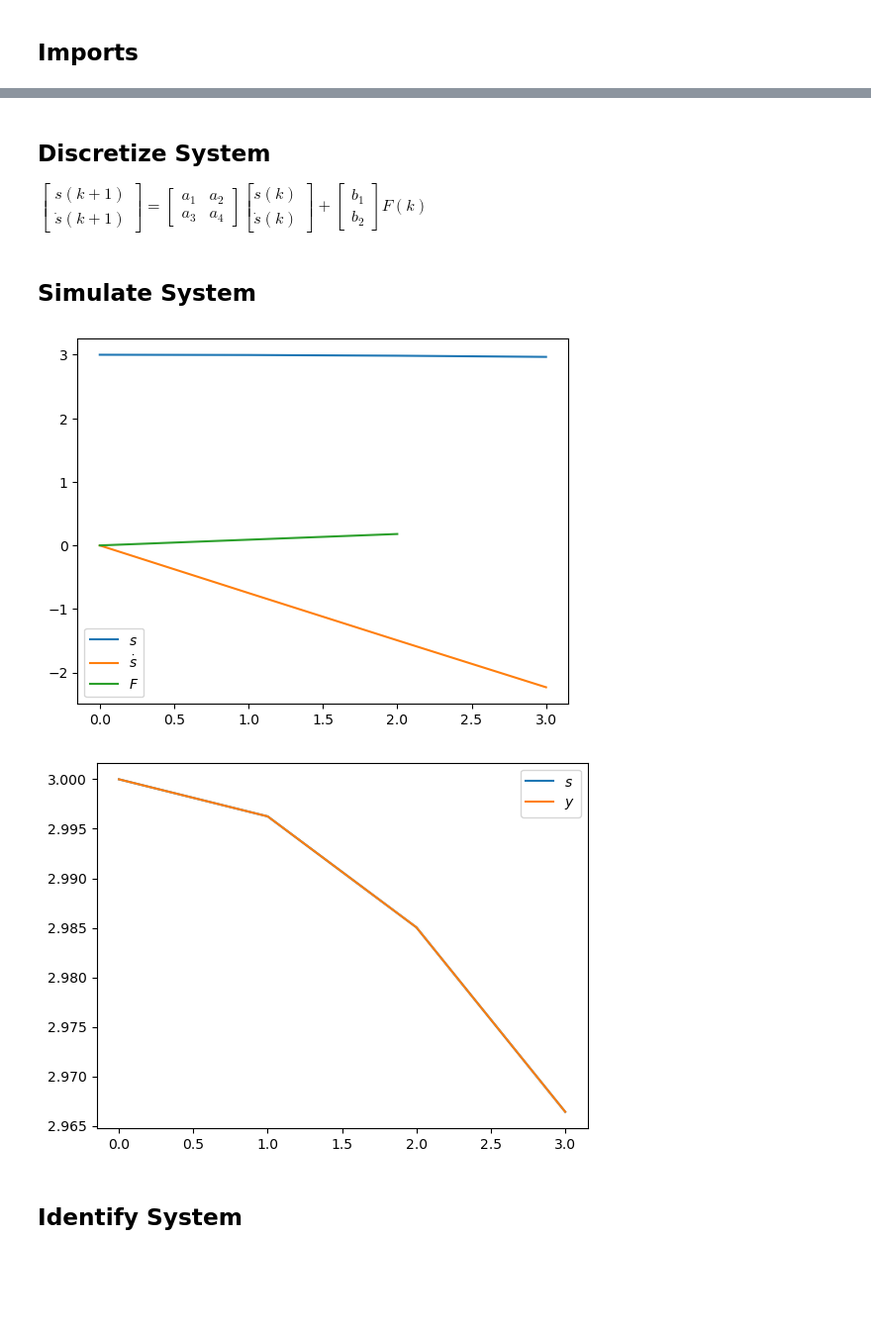
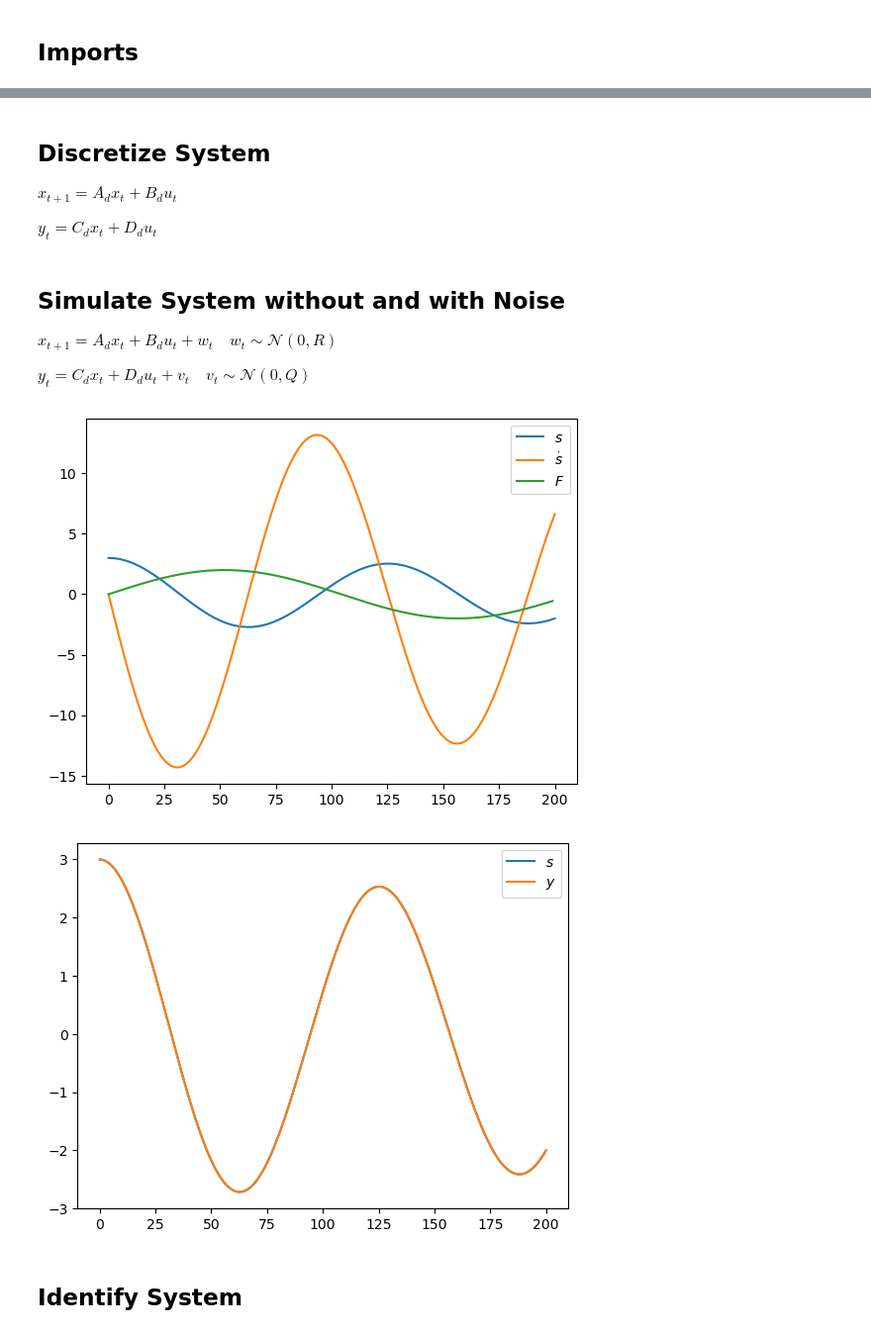
Before and after one commit to Data-Science-in-Mechanical-Engineering/RLLBC, a Jupyter notebook: class_examples/lin_sys_id_oscillator.ipynb, the cells around one changed output, grey strips where cells are left out. Shown at 99% size. Drawn from its saved outputs; the diff is of its cells as text; code cells hidden in the pictures; blank space fills up the shorter version.

```diff
--- a/class_examples/lin_sys_id_oscillator.ipynb
+++ b/class_examples/lin_sys_id_oscillator.ipynb
@@ -37,7 +45,10 @@ C_cont = np.eye(2)
 D_cont = np.zeros((2, 1))
 # %% [markdown]
 ## Discretize System
-$\left[\begin{array}{c} s(k+1) \\ \dot{s}(k+1)\end{array}\right]=\left[\begin{array}{cc}a_1 & a_2 \\ a_3 & a_4\end{array}\right]\left[\begin{array}{l}s(k) \\ \dot{s}(k)\end{array}\right]+\left[\begin{array}{c}b_1 \\ b_2\end{array}\right] F(k)$
+
+$x_{t+1} = A_d x_t + B_d u_t$
+
+$y_t = C_d x_t + D_d u_t$
 # %%
 sys_cont = ct.StateSpace(A_cont, B_cont, C_cont, D_cont)
 sys_dis = sys_cont.sample(dt)
@@ -47,42 +58,46 @@ B_dis = sys_dis.B
 C_dis = sys_dis.C
 D_dis = sys_dis.D
 # %% [markdown]
-## Simulate System
+## Simulate System without and with Noise
+
+$x_{t+1} = A_d x_t + B_d u_t + w_t \quad w_t \sim \mathcal{N}(0, R)$
+
+$y_t = C_d x_t + D_d u_t+ v_t \quad v_t \sim \mathcal{N}(0, Q)$
 # %%
-t_max = 0.03
+t_max = 2 #Simulation duration
 
-x_0 = np.array([3, 0])
+x_0 = np.array([3, 0]) #Initial Deterministic State
 
 Q_dis = 0.0 * np.eye(2) # Measurement Noise
 R_dis = 0.0 * np.eye(2) # Process Noise
 
 t = np.linspace(0, t_max, int(t_max/dt))
 F = np.expand_dims(2*np.sin(3*t), axis=0)
 x_arr = np.zeros((A_dis.shape[1], t.shape[0]+1))
 y_arr = np.zeros((C_dis.shape[1], t.shape[0]+1))
 u_arr = np.zeros((B_dis.shape[1], t.shape[0]))
 
-x_arr[:, 0] = x_0 + np.random.multivariate_normal(mean=np.zeros(R_dis.shape[0]), cov=R_dis)
-y_arr[:, 0] = np.matmul(C_dis, x_arr[:, 0]) + np.random.multivariate_normal(mean=np.zeros(Q_dis.shape[0]), cov=Q_dis)
+x_arr[:, 0] = x_0 + np.random.multivariate_normal(mean=np.zeros(R_dis.shape[0]), cov=R_dis) #Initial Noisy State
+y_arr[:, 0] = np.matmul(C_dis, x_arr[:, 0]) + np.random.multivariate_normal(mean=np.zeros(Q_dis.shape[0]), cov=Q_dis) #Initial Noisy Measurement
 
 for i in range(t.shape[0]):
     x_arr[:, i+1] = np.matmul(A_dis, x_arr[:, i]+ np.random.multivariate_normal(mean=np.zeros(R_dis.shape[0]), cov=R_dis)) + np.matmul(B_dis, F[:, i])
     y_arr[:, i+1] = np.matmul(C_dis, x_arr[:, i+1]) + np.random.multivariate_normal(mean=np.zeros(Q_dis.shape[0]), cov=Q_dis)
     u_arr[:, i] = F[:, i]
 
 plt.plot(x_arr[0, :], label='$s$')
 plt.plot(x_arr[1, :], label='$\dot{s}$')
 plt.plot(u_arr[0, :], label='$F$')
 plt.legend()
 plt.show()
 
 plt.plot(x_arr[0, :], label='$s$')
 plt.plot(y_arr[0, :], label='$y$')
 plt.legend()
 plt.show()
 # %% [output]
-[figure, old version]
+[figure, new version]
-[figure, old version]
+[figure, new version]
 # %% [markdown]
 ## Identify System
 # %%
```
Also changed, not shown: parts of 4 cells of this notebook, 1 other file.
